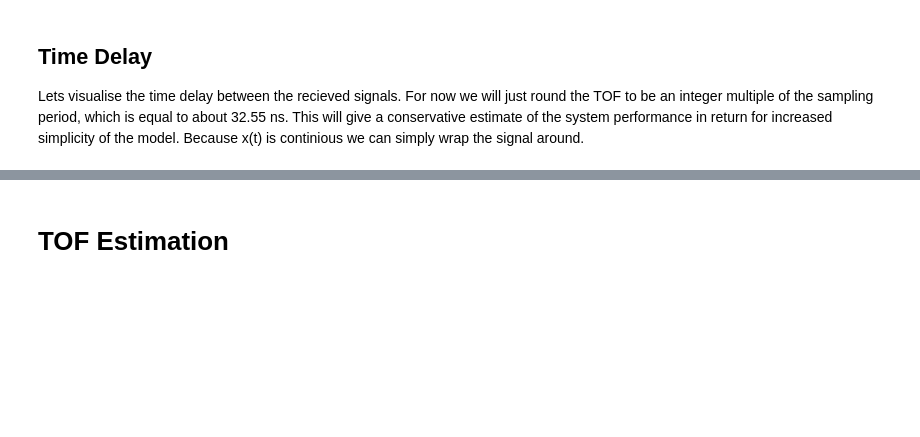
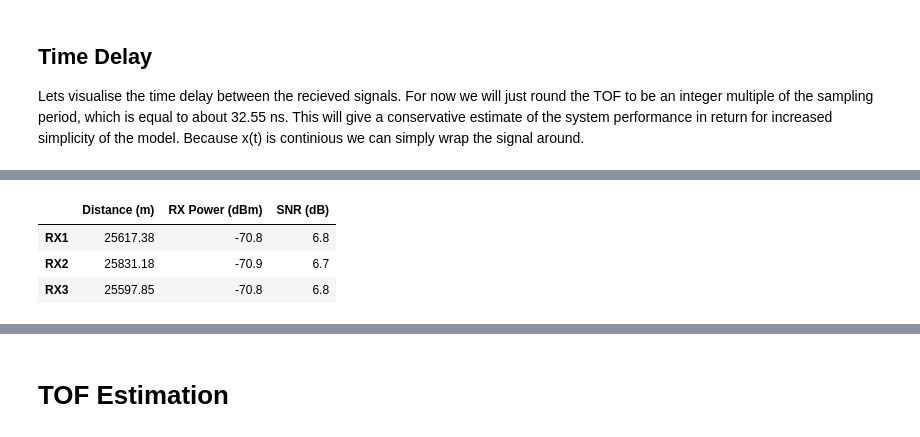
Before and after one commit to mfkiwl/iib-project, a Jupyter notebook: model/System Model.ipynb, the cells around one changed output, grey strips where cells are left out. Saved outputs shown, nothing was run; the diff lists cells and outputs as text; code cells hidden in the pictures; blank space fills up the shorter version.

```diff
--- a/model/System Model.ipynb
+++ b/model/System Model.ipynb
@@ -285 +164,13 @@ df3.round()
+# %%
+# Plot Table
+snr_dB = [6.8,6.7,6.8]
+lnk_data = [[d1,d2,d3], [-70.8,-70.9,-70.8], snr_dB]
+lnk_headings = ['Distance (m)','RX Power (dBm)', 'SNR (dB)']
+lnk_df = pd.DataFrame(np.transpose(lnk_data), ['RX1', 'RX2', 'RX3'], lnk_headings)
+lnk_df.round(2)
+# %% [output]
+|  | Distance (m) | RX Power (dBm) | SNR (dB) |
+| RX1 | 25617.38 | -70.8 | 6.8 |
+| RX2 | 25831.18 | -70.9 | 6.7 |
+| RX3 | 25597.85 | -70.8 | 6.8 |
 # %% [markdown]
```
Also changed, not shown: parts of 36 cells of this notebook, 4 other files.
